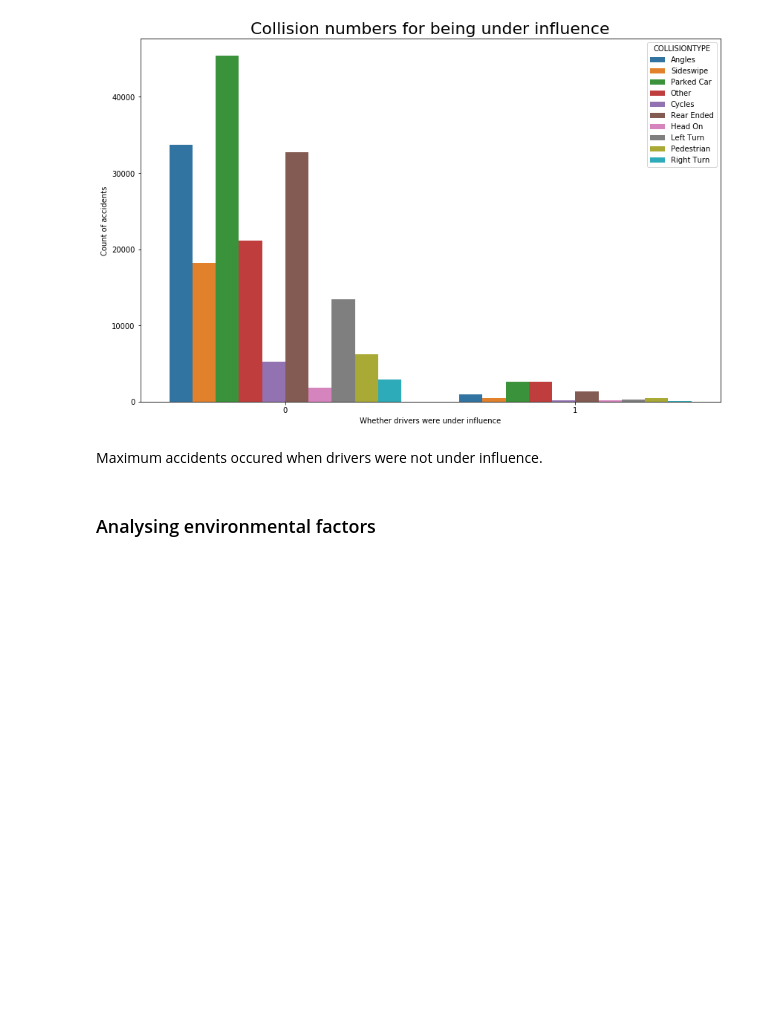
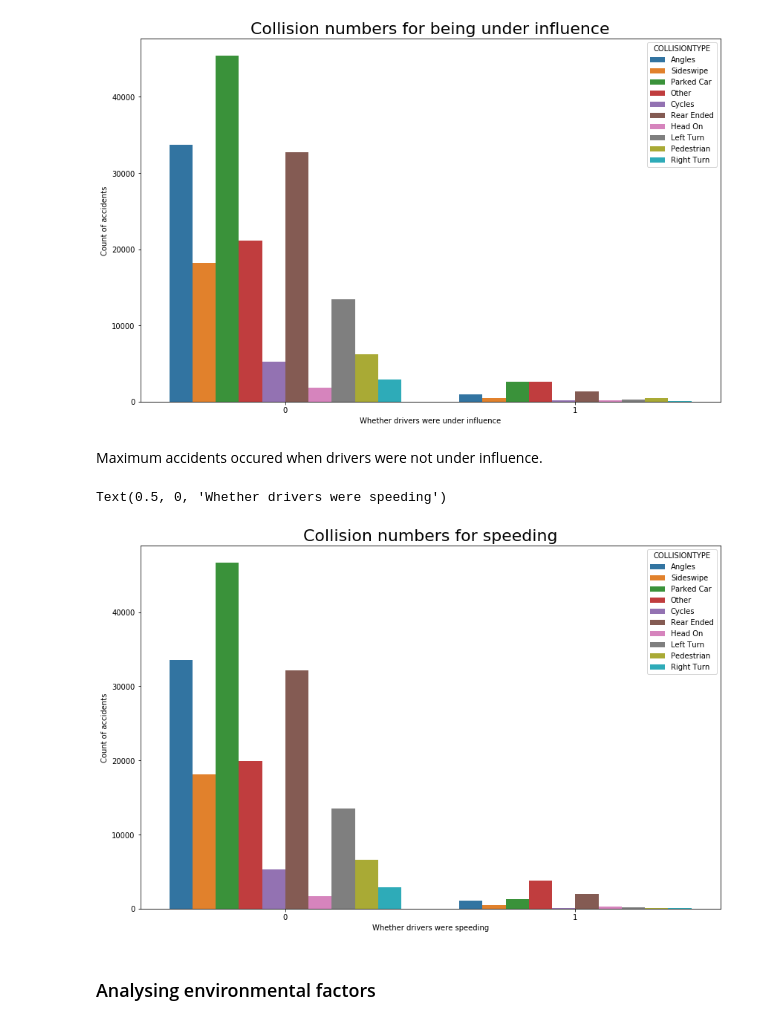
Before and after one commit to anupam-misra/Coursera_Capstone, a Jupyter notebook: accident_prevention_ML_model.ipynb, the cells around one changed output. Saved outputs shown, nothing was run; the diff lists cells and outputs as text; code cells hidden in the pictures; blank space fills up the shorter version.

```diff
--- a/accident_prevention_ML_model.ipynb
+++ b/accident_prevention_ML_model.ipynb
@@ -208,6 +251,15 @@ Text(0.5, 0, 'Whether drivers were under influence')
 [figure]
 # %% [markdown]
 Maximum accidents occured when drivers were not under influence.
+# %%
+plt.figure(figsize=(14,9))
+sns.countplot(x="SPEEDING", hue="COLLISIONTYPE", data=df)
+plt.title("Collision numbers for speeding", fontsize=22)
+plt.ylabel("Count of accidents")
+plt.xlabel("Whether drivers were speeding")
+# %% [output]
+Text(0.5, 0, 'Whether drivers were speeding')
+[figure, added]
 # %% [markdown]
 ### Analysing environmental factors
 # %%
```
Also changed, not shown: parts of 7 cells of this notebook.
